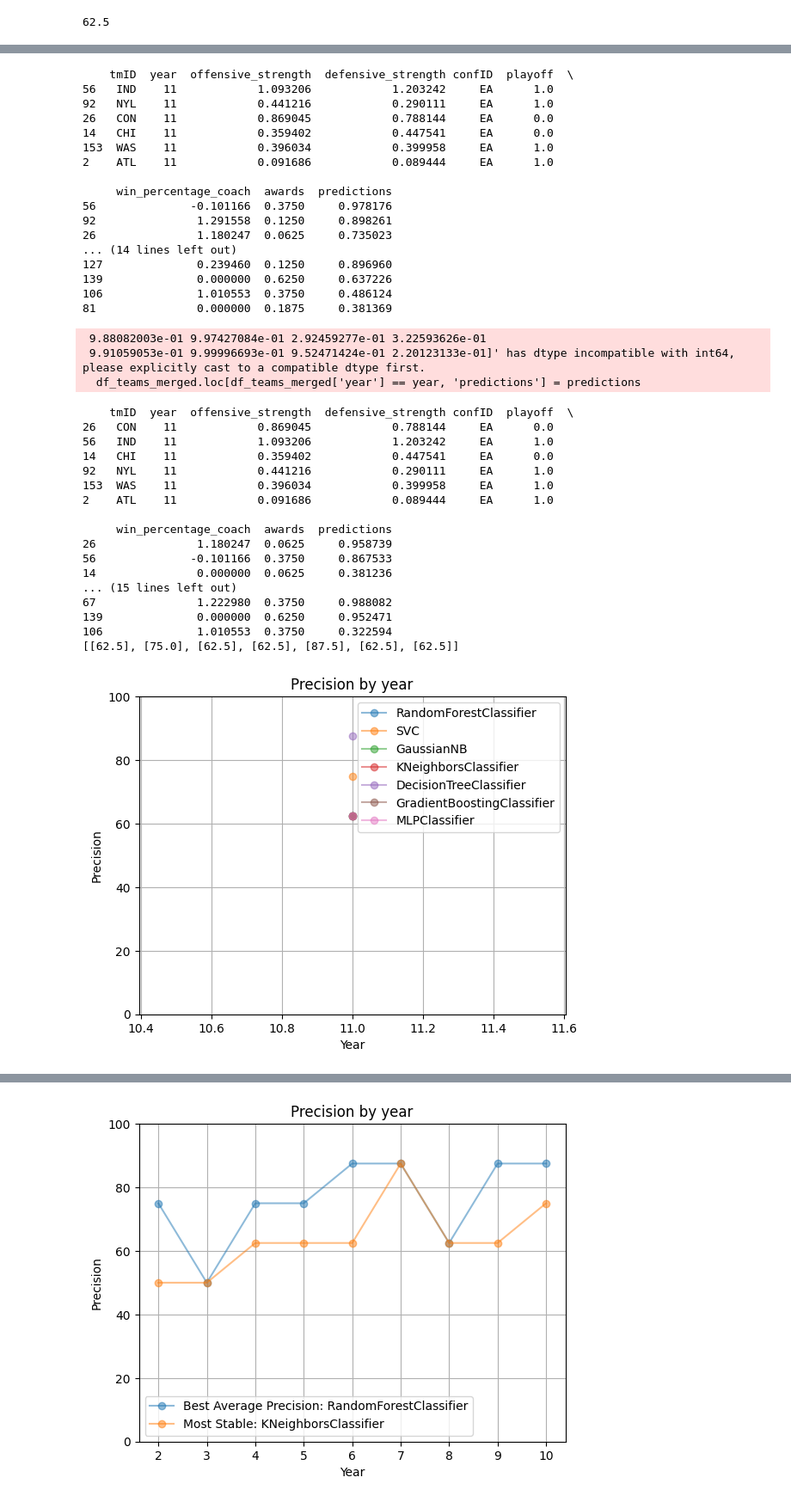
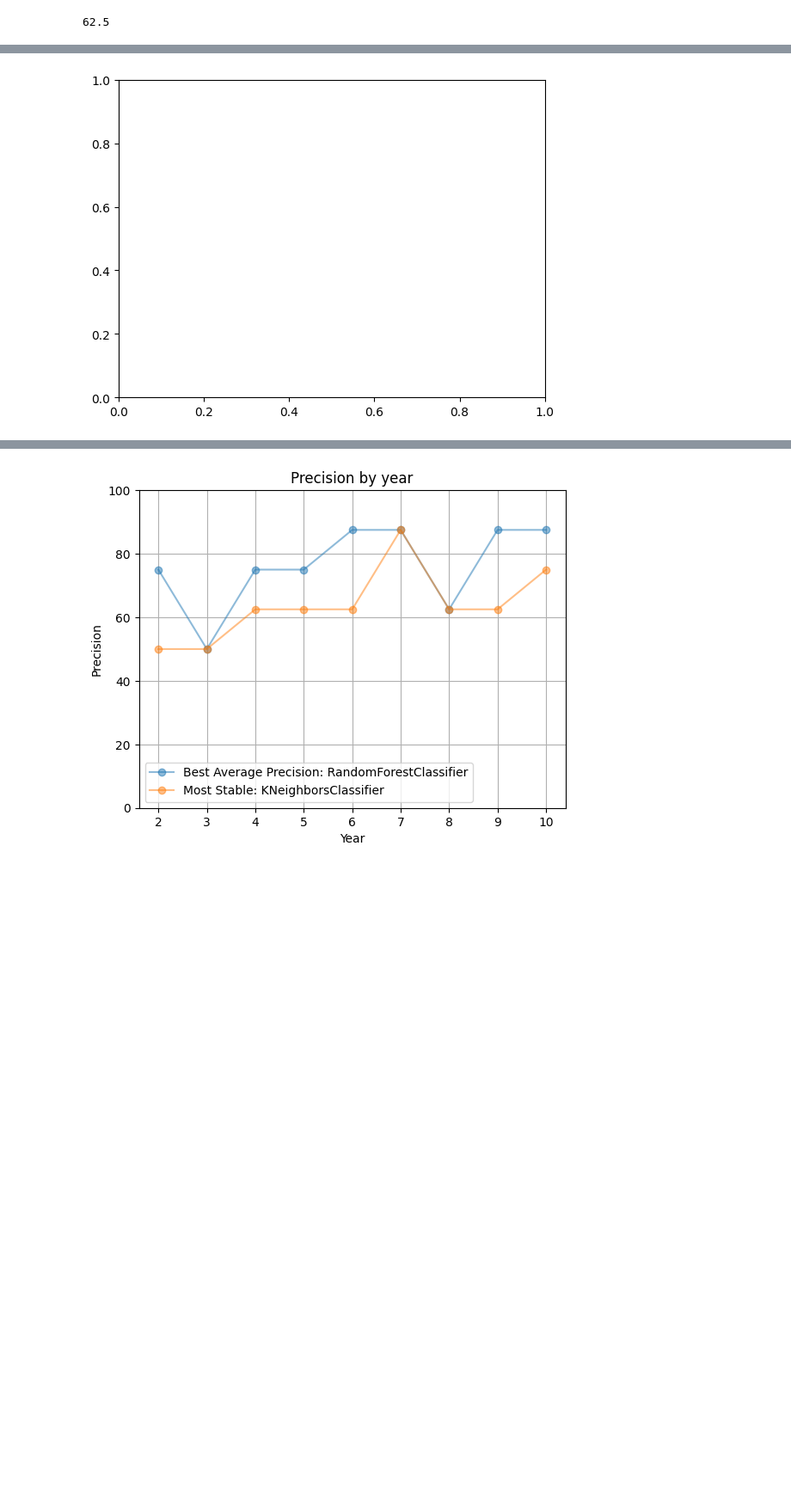
Before and after one commit to m21ark/ac, a Jupyter notebook: tmp.ipynb, the cells around one changed output, grey strips where cells are left out. Shown at 86% size. Cells and saved outputs as stored; diff of their text form; code cells hidden in the pictures; blank space fills up the shorter version.

```diff
--- a/tmp.ipynb
+++ b/tmp.ipynb
@@ -225,11 +189,11 @@ def check_accuracy_by_year2(models):
     years = list(range(11, 12))
 
     # Calculate accuracy for each year for each model
-    for model in models:
+    # for model in models:
         #model_accs = [run_window_decay(model, year) for year in years]
-        model_accs = [pipeline_year(year, model=model, display_results=False) for year in years]
-        accs.append(model_accs)
-    #accs = [[75.0, 50.0, 75.0, 75.0, 87.5, 87.5, 62.5, 87.5, 87.5], [50.0, 50.0, 87.5, 50.0, 62.5, 25.0, 62.5, 62.5, 75.0], [62.5, 50.0, 62.5, 75.0, 75.0, 87.5, 62.5, 75.0, 87.5], [50.0, 50.0, 62.5, 62.5, 62.5, 87.5, 62.5, 62.5, 75.0], [62.5, 50.0, 87.5, 62.5, 75.0, 75.0, 62.5, 50.0, 75.0], [50.0, 50.0, 50.0, 87.5, 75.0, 87.5, 62.5, 62.5, 87.5], [62.5, 50.0, 50.0, 75.0, 75.0, 100.0, 62.5, 87.5, 75.0]]
+        #model_accs = [pipeline_year(year, model=model, display_results=False) for year in years]
+        # accs.append(model_accs)
+    accs = [[75.0, 50.0, 75.0, 75.0, 87.5, 87.5, 62.5, 87.5, 87.5], [50.0, 50.0, 87.5, 50.0, 62.5, 25.0, 62.5, 62.5, 75.0], [62.5, 50.0, 62.5, 75.0, 75.0, 87.5, 62.5, 75.0, 87.5], [50.0, 50.0, 62.5, 62.5, 62.5, 87.5, 62.5, 62.5, 75.0], [62.5, 50.0, 87.5, 62.5, 75.0, 75.0, 62.5, 50.0, 75.0], [50.0, 50.0, 50.0, 87.5, 75.0, 87.5, 62.5, 62.5, 87.5], [62.5, 50.0, 50.0, 75.0, 75.0, 100.0, 62.5, 87.5, 75.0]]
     print(accs)
 
     # Plot the accuracy line graphs for each model
@@ -352,39 +225,2 @@ check_accuracy_by_year2(models)
-    tmID  year  offensive_strength  defensive_strength confID  playoff  \
-56   IND    11            1.093206            1.203242     EA      1.0
-92   NYL    11            0.441216            0.290111     EA      1.0
-26   CON    11            0.869045            0.788144     EA      0.0
-14   CHI    11            0.359402            0.447541     EA      0.0
-153  WAS    11            0.396034            0.399958     EA      1.0
-2    ATL    11            0.091686            0.089444     EA      1.0
-
-     win_percentage_coach  awards  predictions
-56              -0.101166  0.3750     0.978176
-92               1.291558  0.1250     0.898261
-26               1.180247  0.0625     0.735023
-... (14 lines left out)
-127              0.239460  0.1250     0.896960
-139              0.000000  0.6250     0.637226
-106              1.010553  0.3750     0.486124
-81               0.000000  0.1875     0.381369
- 9.88082003e-01 9.97427084e-01 2.92459277e-01 3.22593626e-01
- 9.91059053e-01 9.99996693e-01 9.52471424e-01 2.20123133e-01]' has dtype incompatible with int64, please explicitly cast to a compatible dtype first.
-  df_teams_merged.loc[df_teams_merged['year'] == year, 'predictions'] = predictions
-    tmID  year  offensive_strength  defensive_strength confID  playoff  \
-26   CON    11            0.869045            0.788144     EA      0.0
-56   IND    11            1.093206            1.203242     EA      1.0
-14   CHI    11            0.359402            0.447541     EA      0.0
-92   NYL    11            0.441216            0.290111     EA      1.0
-153  WAS    11            0.396034            0.399958     EA      1.0
-2    ATL    11            0.091686            0.089444     EA      1.0
-
-     win_percentage_coach  awards  predictions
-26               1.180247  0.0625     0.958739
-56              -0.101166  0.3750     0.867533
-14               0.000000  0.0625     0.381236
-... (15 lines left out)
-67               1.222980  0.3750     0.988082
-139              0.000000  0.6250     0.952471
-106              1.010553  0.3750     0.322594
-[[62.5], [75.0], [62.5], [62.5], [87.5], [62.5], [62.5]]
-[figure, old version]
+[figure, new version]
 # %%
```
Also changed, not shown: parts of 5 cells of this notebook, 2 other files.
